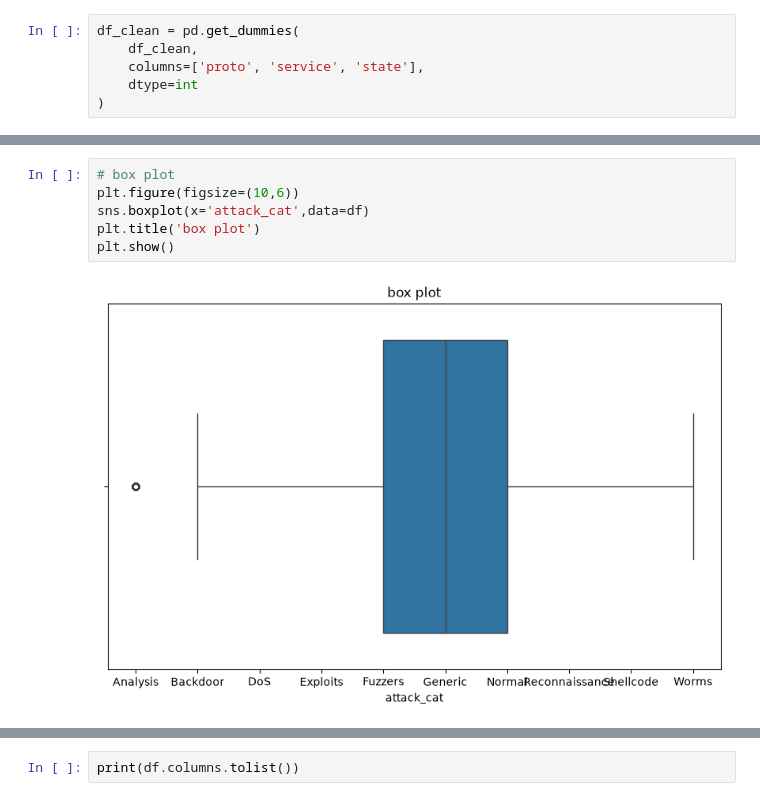
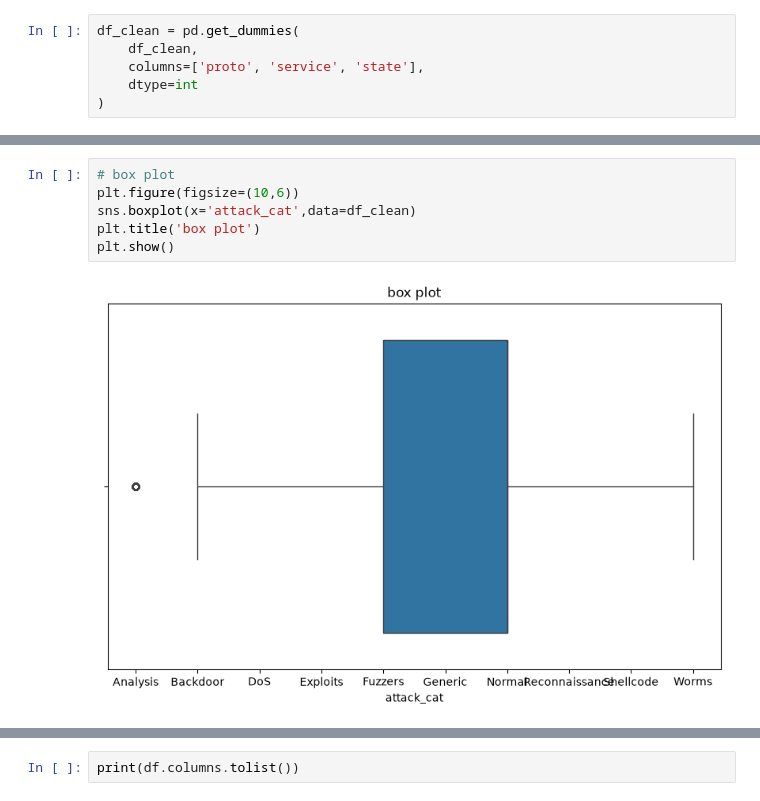
Before and after one commit to adhamhamdy-ux/data_science_project, a Jupyter notebook: data_science (3) (1).ipynb, the cells around one changed output, grey strips where cells are left out. Cells and saved outputs as stored; diff of their text form.

```diff
--- a/data_science (3) (1).ipynb
+++ b/data_science (3) (1).ipynb
@@ -705,11 +705,11 @@ plt.show()
 # %%
 # box plot
 plt.figure(figsize=(10,6))
-sns.boxplot(x='attack_cat',data=df)
+sns.boxplot(x='attack_cat',data=df_clean)
 plt.title('box plot')
 plt.show()
 # %% [output]
-[figure, old version]
+[figure, new version]
 # %%
 # scatter plot
 plt.figure(figsize=(10, 6))
```
Also changed, not shown: parts of 3 cells of this notebook.
